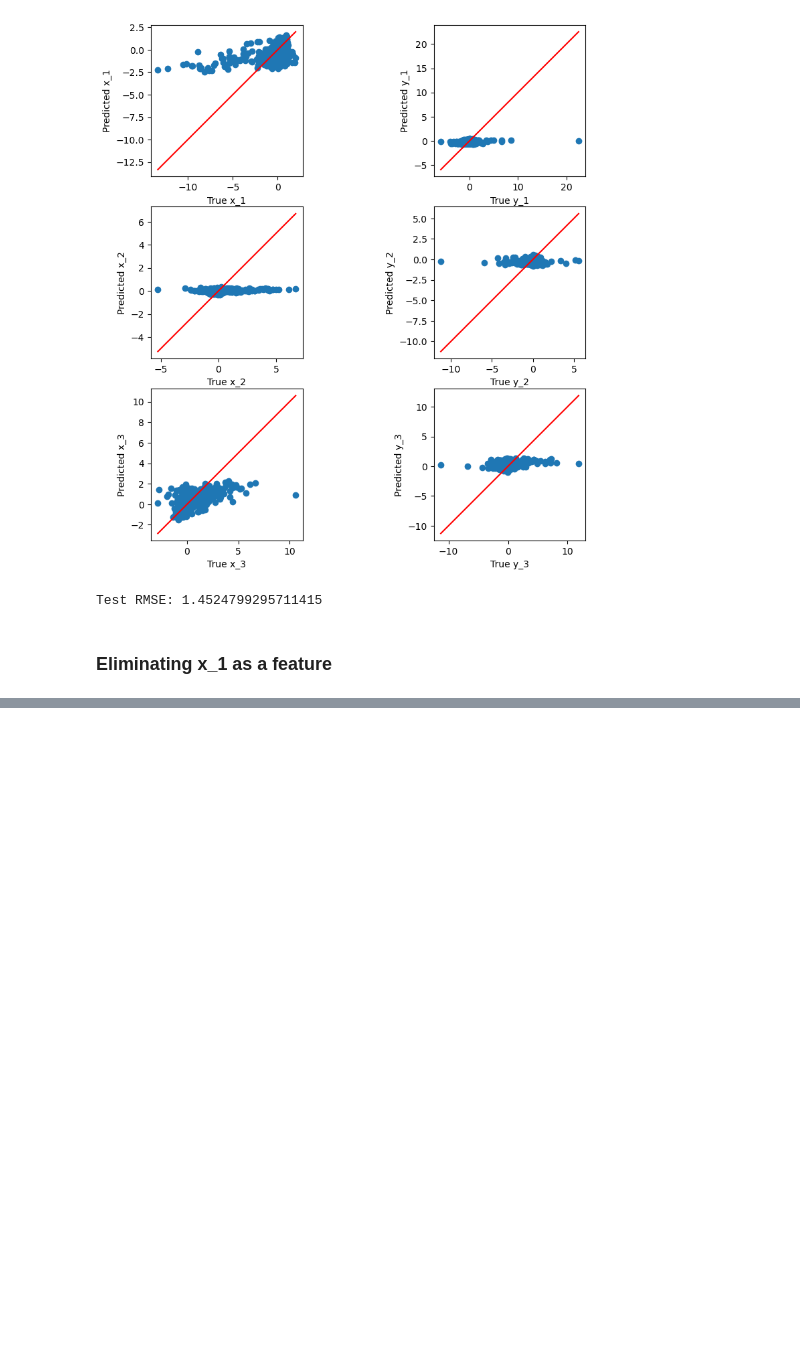
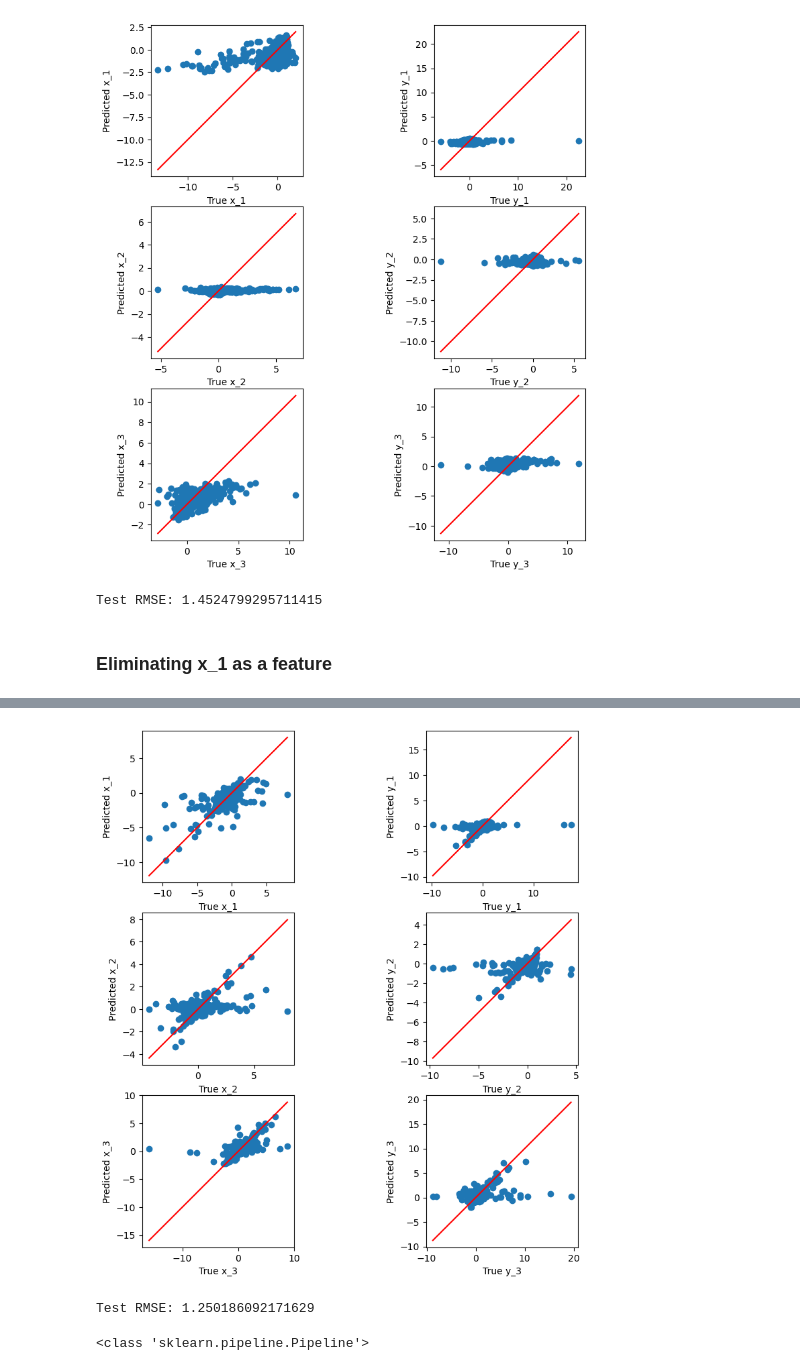
Before and after one commit to RenatoViola/AA_Assignment_1, a Jupyter notebook: Code/assigment.ipynb, the cells around one changed output, grey strips where cells are left out. Saved outputs shown, nothing was run; the diff lists cells and outputs as text; code cells hidden in the pictures; blank space fills up the shorter version.

```diff
--- a/Code/assigment.ipynb
+++ b/Code/assigment.ipynb
@@ -700,0 +703,23 @@ Test RMSE: 1.452475933574193
+# %%
+y_test_pred = polyreg.predict(X_test_df)
+
+plot_y_yhat(y_test_df.values, y_test_pred, plot_title="y_yhat_plot")
+
+rmse = root_mean_squared_error(y_test_df, y_test_pred)
+
+print(f"Test RMSE: {rmse}")
+# %% [output]
+[figure, added]
+Test RMSE: 1.250186092171629
+# %%
+print(type(polyreg))
+initial_type = [('float_input', FloatTensorType([None, 5]))]
+
+# Convert the model to ONNX format
+onnx_model = convert_sklearn(polyreg, initial_types=initial_type)
+
+# Save the ONNX model to a file
+with open("ridgeCV_9th_degree_no_y_3_x_1.onnx", "wb") as f:
+    f.write(onnx_model.SerializeToString())
+# %% [output]
+<class 'sklearn.pipeline.Pipeline'>
```
Also changed, not shown: parts of 101 cells of this notebook, 6 other files.
